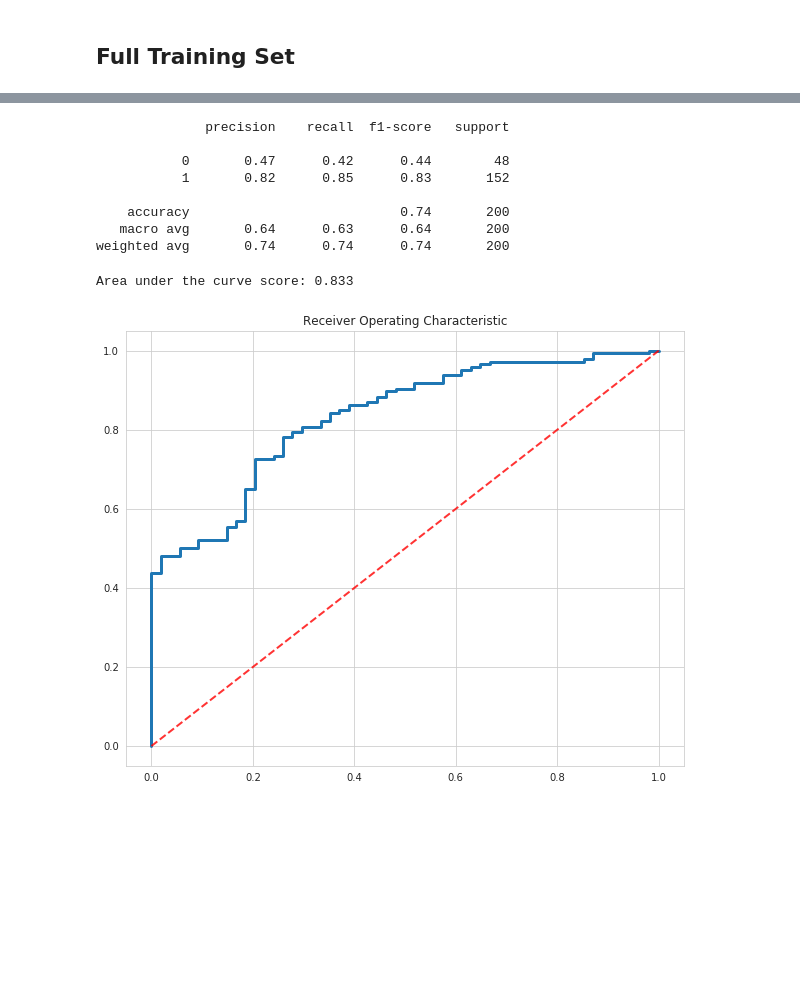
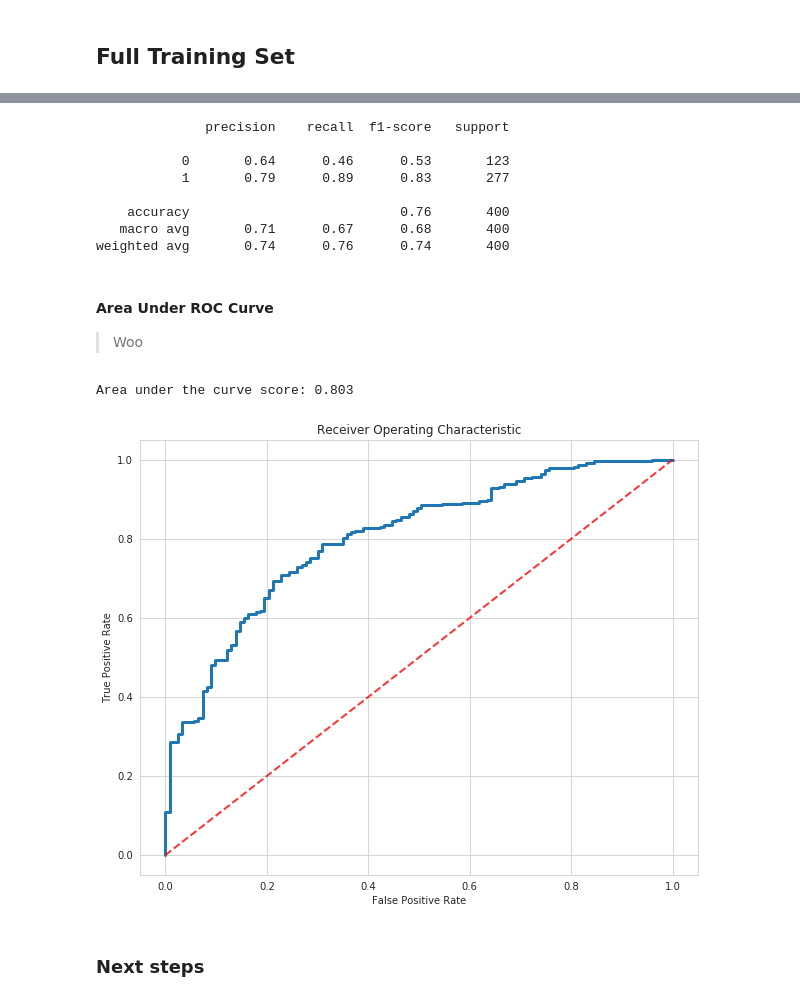
Before and after one commit to jaspajjr/weka-german-credit, a Jupyter notebook: modelling-credit-risk.ipynb, the cells around one changed output, grey strips where cells are left out. Drawn from its saved outputs; the diff is of its cells as text; code cells hidden in the pictures; blank space fills up the shorter version.

```diff
--- a/modelling-credit-risk.ipynb
+++ b/modelling-credit-risk.ipynb
@@ -68,20 +79,20 @@ pipe = Pipeline(steps=[
 X = df.drop(columns=['class'])
 y = df['class']
 
-X_train, X_validation, y_train, y_validation = train_test_split(X, y, test_size=0.2)
+X_train, X_test, y_train, y_test = train_test_split(X, y, test_size=0.4)
 # %%
 sns.set_style("whitegrid")
 
 performance = []
-for train_index1, test_index in KFold(n_splits=8).split(X_train):
-    X_train1, X_test = X.iloc[train_index1], X.iloc[test_index]
-    y_train1, y_test = y.iloc[train_index1], y.iloc[test_index]
-    pipe.fit(X_train1, y_train1)
-    y_pred = pipe.predict(X_test)
+for train_subset_index, test_index in KFold(n_splits=8).split(X_train):
+    X_train_subset, X_test_subset = X.iloc[train_subset_index], X.iloc[test_index]
+    y_train_subset, y_test_subset = y.iloc[train_subset_index], y.iloc[test_index]
+    pipe.fit(X_train_subset, y_train_subset)
+    y_pred = pipe.predict(X_test_subset)
     performance.append({
-        'accuracy': accuracy_score(y_test, y_pred),
-        'recall': recall_score(y_test, y_pred),
-        'precision': precision_score(y_test, y_pred)})
+        'accuracy': accuracy_score(y_test_subset, y_pred),
+        'recall': recall_score(y_test_subset, y_pred),
+        'precision': precision_score(y_test_subset, y_pred)})
 
 fig, ax = plt.subplots(figsize=(10, 8))
 
@@ -100,0 +112,2 @@ fig.legend(loc=3);
+# %%
+learning_curve(pipe, X_train, y_train, cv=8)
@@ -118,28 +135,36 @@ ValueError: Found input variables with inconsistent numbers of samples: [200, 10
 # %%
-print(classification_report(y_validation, y_pred))
+print(classification_report(y_test, y_pred))
 # %% [output]
               precision    recall  f1-score   support
 
-           0       0.47      0.42      0.44        48
-           1       0.82      0.85      0.83       152
+           0       0.64      0.46      0.53       123
+           1       0.79      0.89      0.83       277
 
-    accuracy                           0.74       200
-   macro avg       0.64      0.63      0.64       200
-weighted avg       0.74      0.74      0.74       200
+    accuracy                           0.76       400
+   macro avg       0.71      0.67      0.68       400
+weighted avg       0.74      0.76      0.74       400
+# %% [markdown]
+#### Area Under ROC Curve
+
+> Woo
 # %%
 sns.set_style("whitegrid")
 
 fig, ax = plt.subplots(figsize=(10, 8))
-pred_proba = pipe.predict_proba(X_validation)[:, 1]
-fpr, tpr, thresholds = roc_curve(y_validation, pred_proba)
-auc_score = roc_auc_score(y_validation, pred_proba)
+pred_proba = pipe.predict_proba(X_test)[:, 1]
+fpr, tpr, thresholds = roc_curve(y_test, pred_proba)
+auc_score = roc_auc_score(y_test, pred_proba)
 
 ax.plot(fpr, tpr, lw=3)
 ax.plot([0, 1], [0, 1], linestyle='--', lw=2, color='r',
          label='Chance', alpha=.8)
 ax.set_title('Receiver Operating Characteristic')
+ax.set_ylabel('True Positive Rate')
+ax.set_xlabel('False Positive Rate')
 
 print('Area under the curve score: {x:0.3}'.format(x=auc_score))
 # %% [output]
-Area under the curve score: 0.833
+Area under the curve score: 0.803
-[figure, old version]
+[figure, new version]
+# %% [markdown]
+### Next steps
```
Also changed, not shown: parts of 10 cells of this notebook.
